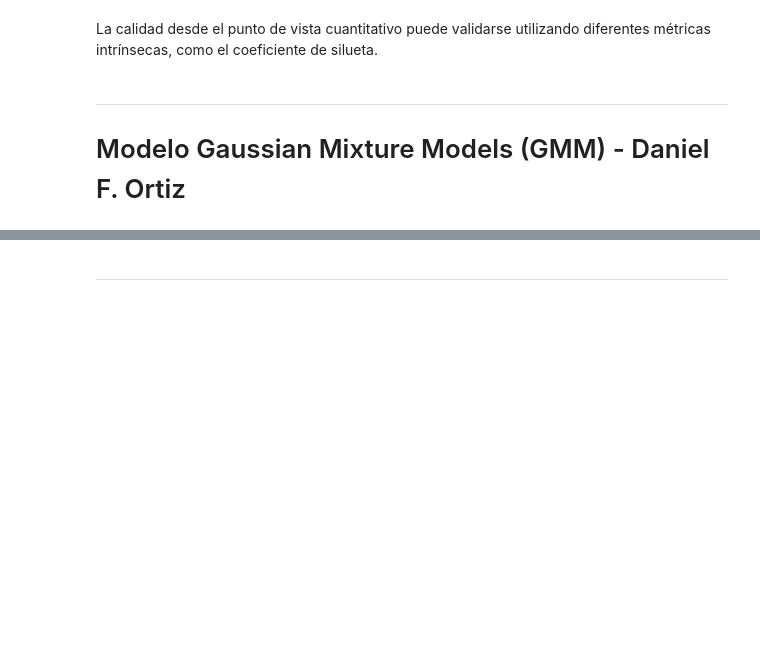
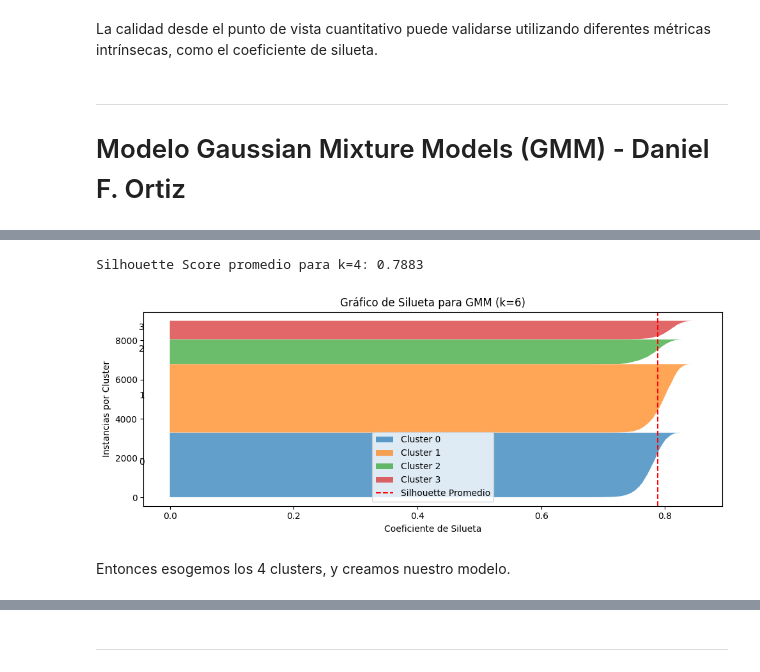
Before and after one commit to j4vierb/FinanzasAlpes-lab2, a Jupyter notebook: v1.ipynb, the cells around one changed output, grey strips where cells are left out. Cells and saved outputs as stored; diff of their text form; code cells hidden in the pictures; blank space fills up the shorter version.

Commit message:
Modelo GMM

```diff
--- a/v1.ipynb
+++ b/v1.ipynb
@@ -759,0 +814,47 @@ codigo = 1
+# %%
+from sklearn.metrics import silhouette_samples, silhouette_score
+import matplotlib.pyplot as plt
+import numpy as np
+
+# Datos sin la columna ID ni GMM_Cluster
+X = gmm_df.drop(columns=['ID', 'GMM_Cluster'])
+
+# Obtener etiquetas del modelo GMM que ya entrenaste
+labels = gmm_df['GMM_Cluster']
+
+# Calcular el score promedio de silueta
+avg_score = silhouette_score(X, labels)
+print(f"Silhouette Score promedio para k=4: {avg_score:.4f}")
+
+# Calcular el score individual por muestra
+silhouette_vals = silhouette_samples(X, labels)
+
+# Crear el gráfico
+plt.figure(figsize=(10, 4))
+y_lower = 10
+for i in range(4):
+    cluster_silhouette_vals = silhouette_vals[labels == i]
+    cluster_silhouette_vals.sort()
+    size_cluster_i = cluster_silhouette_vals.shape[0]
+    y_upper = y_lower + size_cluster_i
+
+    plt.fill_betweenx(np.arange(y_lower, y_upper),
+                      0, cluster_silhouette_vals,
+                      alpha=0.7, label=f'Cluster {i}')
+    plt.text(-0.05, y_lower + 0.5 * size_cluster_i, str(i))
+    y_lower = y_upper + 10
+
+# Línea del promedio
+plt.axvline(avg_score, color="red", linestyle="--", label="Silhouette Promedio")
+
+plt.title("Gráfico de Silueta para GMM (k=6)")
+plt.xlabel("Coeficiente de Silueta")
+plt.ylabel("Instancias por Cluster")
+plt.legend()
+plt.tight_layout()
+plt.show()
+# %% [output]
+Silhouette Score promedio para k=4: 0.7883
+[figure, added]
+# %% [markdown]
+Entonces esogemos los 4 clusters, y creamos nuestro modelo.
```
Also changed, not shown: parts of 7 cells of this notebook.
